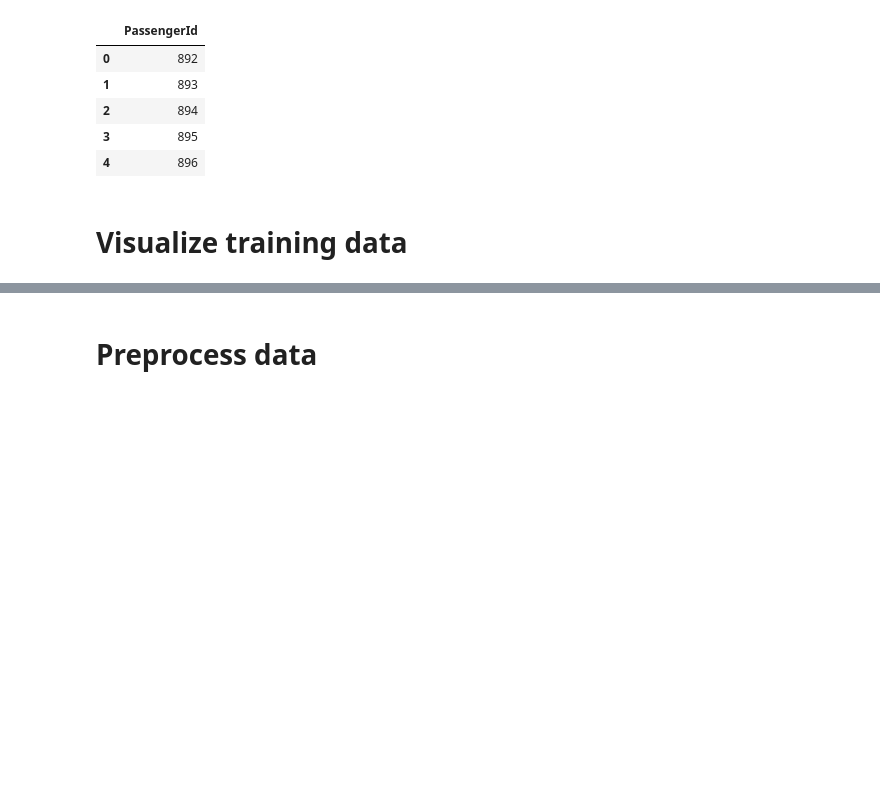
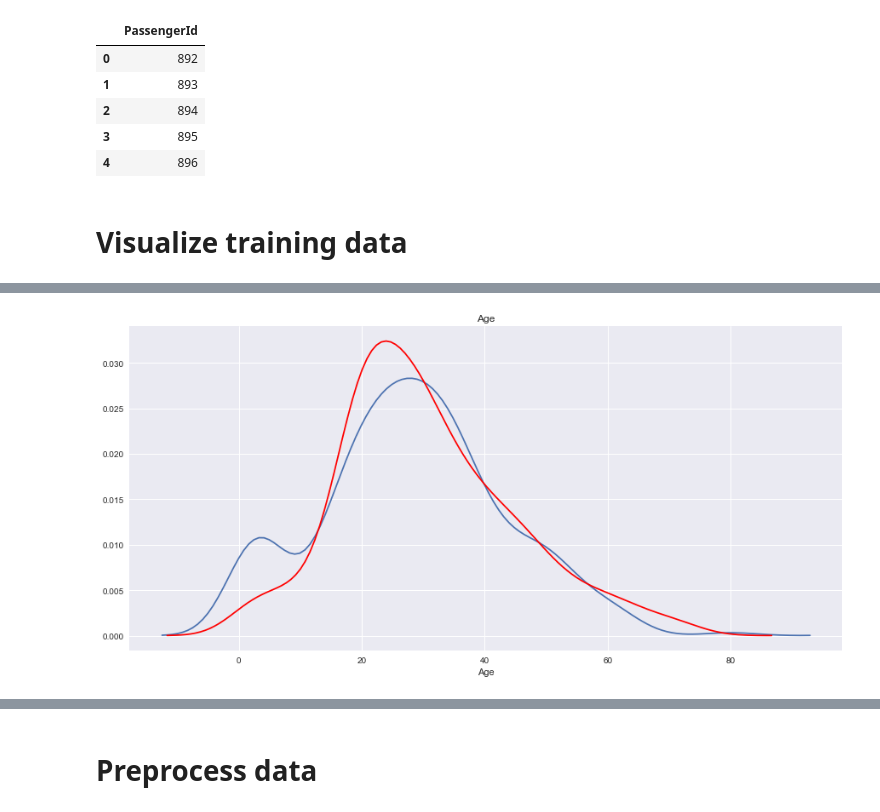
Before and after one commit to thomasbriner/kaggle_titanic, a Jupyter notebook: notebooks/Titanic-02.ipynb, the cells around one changed output, grey strips where cells are left out. Cells and saved outputs as stored; diff of their text form; code cells hidden in the pictures; blank space fills up the shorter version.

```diff
--- a/notebooks/Titanic-02.ipynb
+++ b/notebooks/Titanic-02.ipynb
@@ -136,0 +146,4 @@ plt.show()
+# %%
+plot_distribution(train, 'Age', 'Survived')
+# %% [output]
+[figure, added]
```
Also changed, not shown: parts of 20 cells of this notebook.
